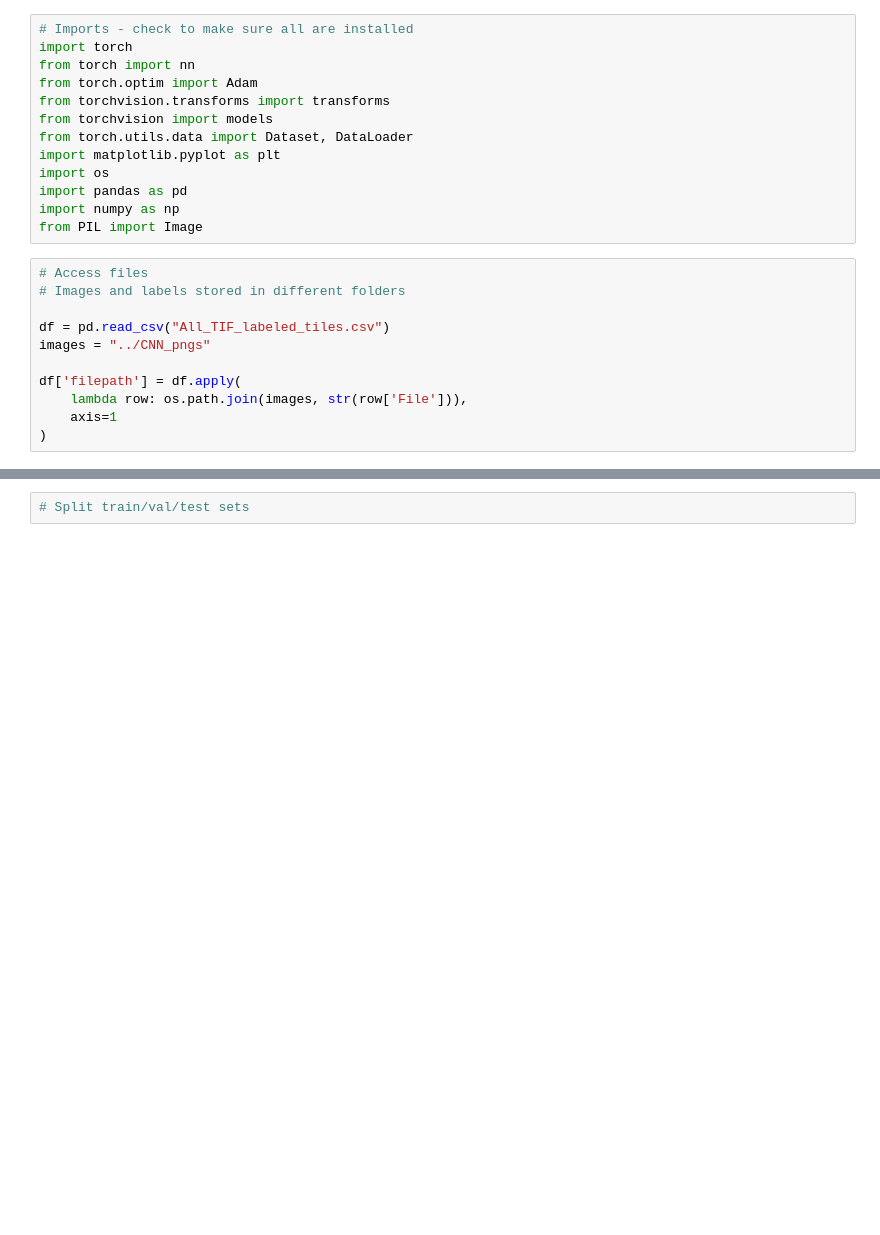
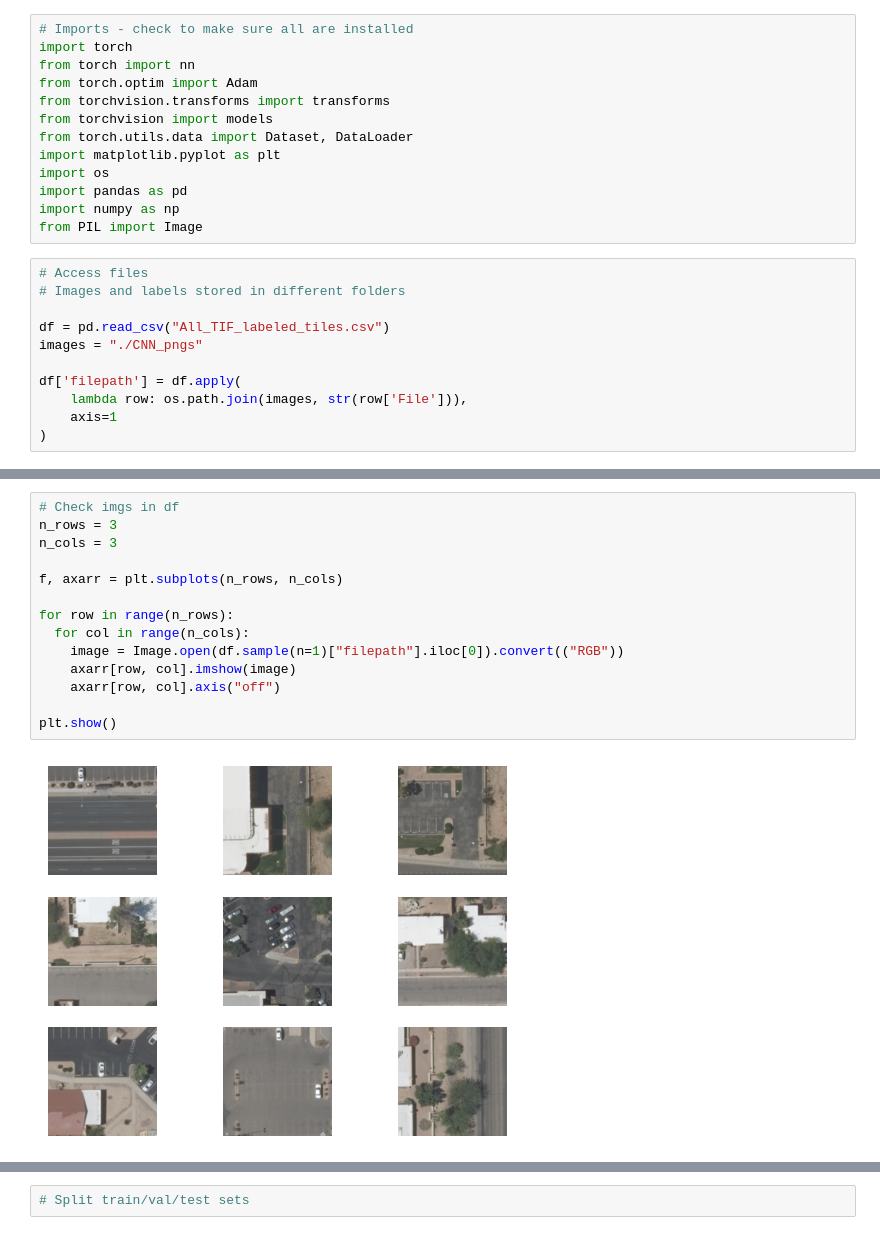
Before and after one commit to ruchithelamp/urbanPVoptimization, a Jupyter notebook: CNN.ipynb, the cells around one changed output, grey strips where cells are left out. Saved outputs shown, nothing was run; the diff lists cells and outputs as text; blank space fills up the shorter version.

Commit message:
Fixed typo in filepath, images no longer missing from dataframe

```diff
--- a/CNN.ipynb
+++ b/CNN.ipynb
@@ -18,7 +18,7 @@ from PIL import Image
 # Images and labels stored in different folders
 
 df = pd.read_csv("All_TIF_labeled_tiles.csv")
-images = "../CNN_pngs"
+images = "./CNN_pngs"
 
 df['filepath'] = df.apply(
     lambda row: os.path.join(images, str(row['File'])),
@@ -36,3 +34,19 @@ Warning: 552 files missing!
+# %%
+# Check imgs in df
+n_rows = 3
+n_cols = 3
+
+f, axarr = plt.subplots(n_rows, n_cols)
+
+for row in range(n_rows):
+  for col in range(n_cols):
+    image = Image.open(df.sample(n=1)["filepath"].iloc[0]).convert(("RGB"))
+    axarr[row, col].imshow(image)
+    axarr[row, col].axis("off")
+
+plt.show()
+# %% [output]
+[figure, added]
 # %%
 # Encode labels
 # 1. The R/C class could be encoded several ways
```
Also changed, not shown: parts of 2 cells of this notebook.
